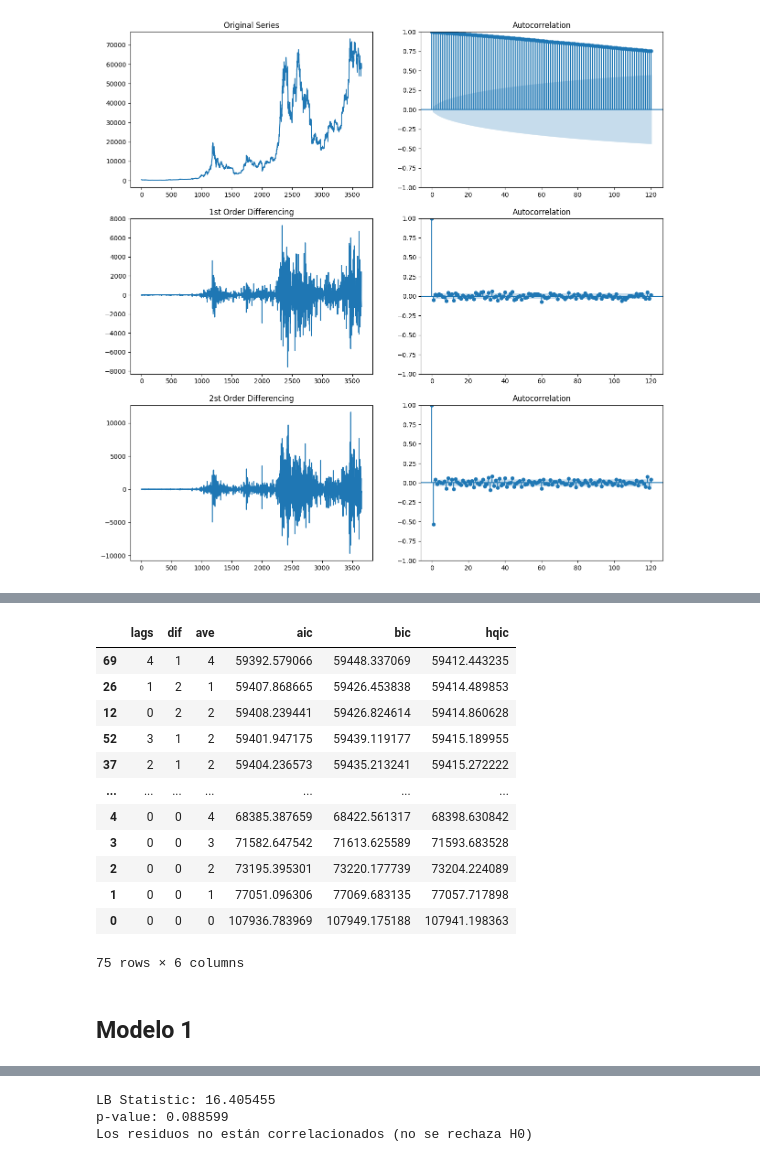
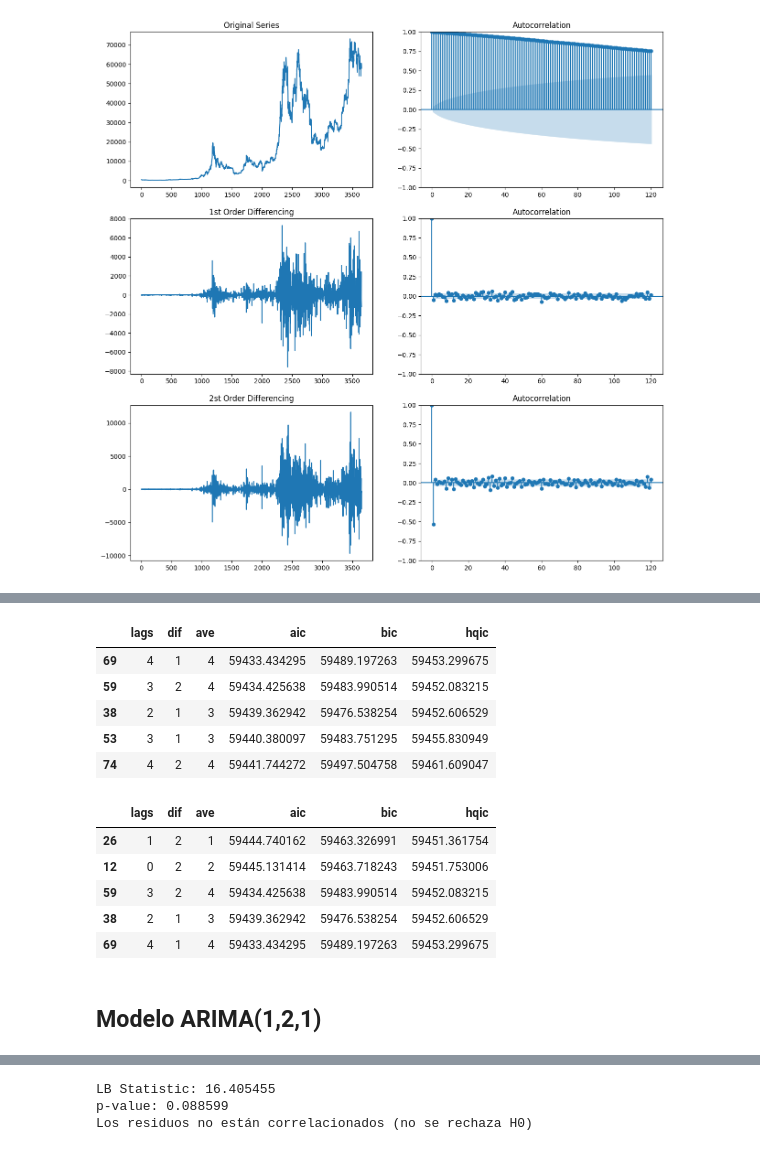
Before and after one commit to cjarango/DataViz, a Jupyter notebook: Act_1_JM.ipynb, the cells around one changed output, grey strips where cells are left out. Drawn from its saved outputs; the diff is of its cells as text; code cells hidden in the pictures.

```diff
--- a/Act_1_JM.ipynb
+++ b/Act_1_JM.ipynb
@@ -194,21 +185,25 @@ results = pd.DataFrame({
+# %%
+results = hiper_par(train_4w)
+# %%
+results.sort_values(by='aic', ascending=True).head()
+# %% [output]
+|  | lags | dif | ave | aic | bic | hqic |
+| 69 | 4 | 1 | 4 | 59433.434295 | 59489.197263 | 59453.299675 |
+| 59 | 3 | 2 | 4 | 59434.425638 | 59483.990514 | 59452.083215 |
+| 38 | 2 | 1 | 3 | 59439.362942 | 59476.538254 | 59452.606529 |
+| 53 | 3 | 1 | 3 | 59440.380097 | 59483.751295 | 59455.830949 |
+| 74 | 4 | 2 | 4 | 59441.744272 | 59497.504758 | 59461.609047 |
 # %%
-results.sort_values(by='hqic', ascending=True)
+results.sort_values(by='hqic', ascending=True).head()
 # %% [output]
 |  | lags | dif | ave | aic | bic | hqic |
-| 69 | 4 | 1 | 4 | 59392.579066 | 59448.337069 | 59412.443235 |
-| 26 | 1 | 2 | 1 | 59407.868665 | 59426.453838 | 59414.489853 |
-| 12 | 0 | 2 | 2 | 59408.239441 | 59426.824614 | 59414.860628 |
-| 52 | 3 | 1 | 2 | 59401.947175 | 59439.119177 | 59415.189955 |
-| 37 | 2 | 1 | 2 | 59404.236573 | 59435.213241 | 59415.272222 |
-| ... | ... | ... | ... | ... | ... | ... |
-| 4 | 0 | 0 | 4 | 68385.387659 | 68422.561317 | 68398.630842 |
-| 3 | 0 | 0 | 3 | 71582.647542 | 71613.625589 | 71593.683528 |
-| 2 | 0 | 0 | 2 | 73195.395301 | 73220.177739 | 73204.224089 |
-| 1 | 0 | 0 | 1 | 77051.096306 | 77069.683135 | 77057.717898 |
-| 0 | 0 | 0 | 0 | 107936.783969 | 107949.175188 | 107941.198363 |
+| 26 | 1 | 2 | 1 | 59444.740162 | 59463.326991 | 59451.361754 |
+| 12 | 0 | 2 | 2 | 59445.131414 | 59463.718243 | 59451.753006 |
+| 59 | 3 | 2 | 4 | 59434.425638 | 59483.990514 | 59452.083215 |
+| 38 | 2 | 1 | 3 | 59439.362942 | 59476.538254 | 59452.606529 |
+| 69 | 4 | 1 | 4 | 59433.434295 | 59489.197263 | 59453.299675 |
-75 rows × 6 columns
 # %% [markdown]
-## Modelo 1
+## Modelo ARIMA(1,2,1)
 # %%
 best_order = (1,2,1)
 model = ARIMA(train, order=best_order)
```
Also changed, not shown: parts of 214 cells of this notebook.
